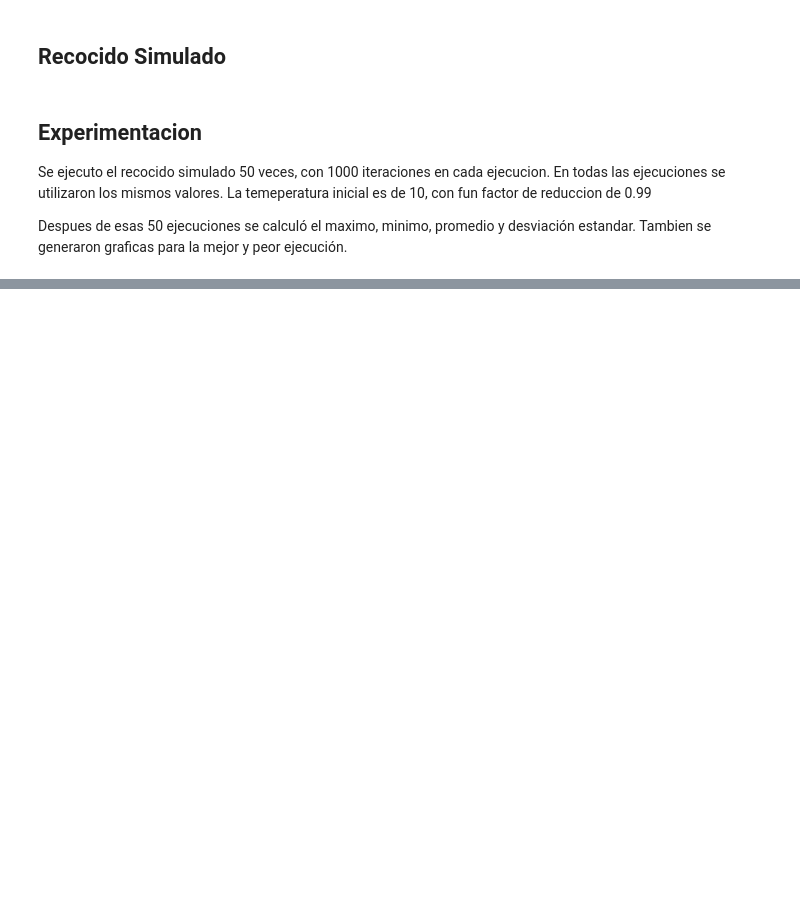
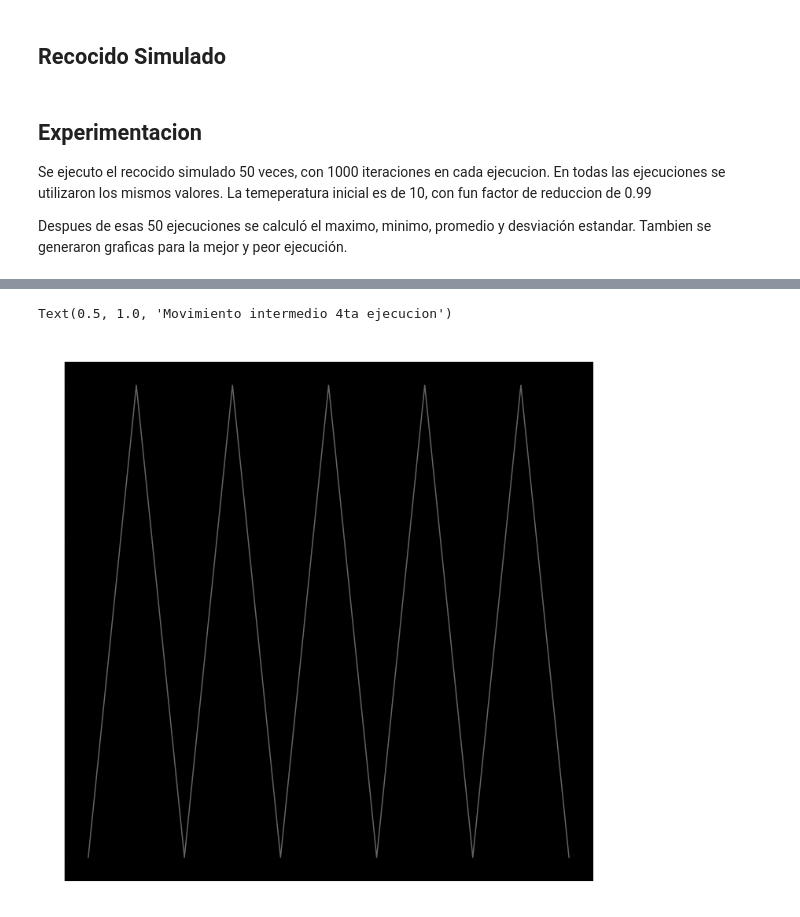
Before and after one commit to jmcsuite/Proyecto2_Optimizacion, a Jupyter notebook: Proyecto2.ipynb, the cells around one changed output, grey strips where cells are left out. Saved outputs shown, nothing was run; the diff lists cells and outputs as text; code cells hidden in the pictures; blank space fills up the shorter version.

```diff
--- a/Proyecto2.ipynb
+++ b/Proyecto2.ipynb
@@ -492,0 +641,12 @@ Text(0.5, 1.0, 'Movimiento intermedio 4ta ejecucion')
+# %%
+
+nMaquinas, nOrdenes, tiemposProcesamiento, tiemposAjuste = obtener_datos_archivo("Instancia2")
+
+T = [-1, -1, -1]
+it = 10
+ejecuciones = 50
+
+resultados = []
+for k in range(ejecuciones):
+    resultados.append(tabooSearch(nMaquinas, nOrdenes, tiemposProcesamiento, tiemposAjuste,
+                        solucionAleatoria, vecindarioTaboo, funcionObjetivo, it, T))
@@ -492,0 +736,13 @@ Text(0.5, 1.0, 'Movimiento intermedio 4ta ejecucion')
+# %%
+#Graficas de movimiento intermedio, pero  solo del 4to resultado
+ax = setup_graphs(1, False)
+for (_, inter) in resultados[3:4]:
+    y = [funcionObjetivo(x, tiemposProcesamiento, tiemposAjuste) for x in inter]
+    x = np.arange(len(y))
+
+    ax.plot(x,y, c = (1,1,1,.4))
+#print(x, y)
+ax.set_title("Movimiento intermedio 4ta ejecucion", size = 20, color = (1,1,1))
+# %% [output]
+Text(0.5, 1.0, 'Movimiento intermedio 4ta ejecucion')
+[figure, added]
```
Also changed, not shown: parts of 27 cells of this notebook, 2 other files.
